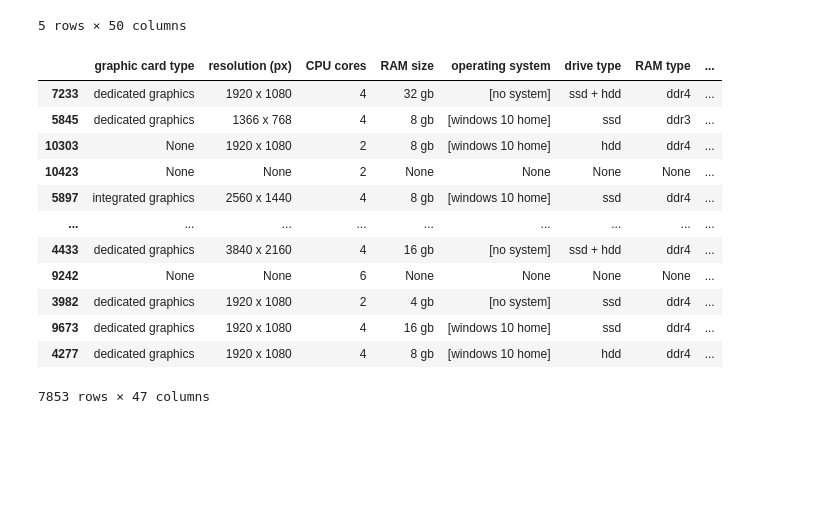
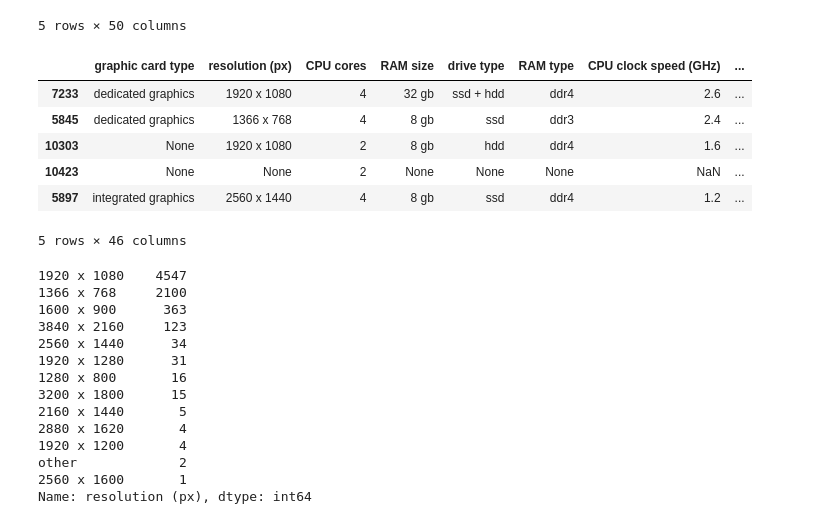
Before and after one commit to alyab16/Laptop-Price-Prediction, a Jupyter notebook: Laptop Price Prediction.ipynb, the cells around one changed output. Cells and saved outputs as stored; diff of their text form; code cells hidden in the pictures; blank space fills up the shorter version.

```diff
--- a/Laptop Price Prediction.ipynb
+++ b/Laptop Price Prediction.ipynb
@@ -274,18 +274,33 @@ df.head()
 | 5897 | integrated graphics | [wi-fi, bluetooth] | 2560 x 1440 | 4 | 8 gb | [windows 10 home] | ssd | ... |
 5 rows × 50 columns
 # %%
-df.drop(["communications", "multimedia", "input devices"], axis=1)
+# Remove the columns that are no longer needed
+
+df.drop(["communications", "multimedia", "input devices", "operating system"], axis=1, inplace=True)
+df.head()
 # %% [output]
-|  | graphic card type | resolution (px) | CPU cores | RAM size | operating system | drive type | RAM type | ... |
-| 7233 | dedicated graphics | 1920 x 1080 | 4 | 32 gb | [no system] | ssd + hdd | ddr4 | ... |
-| 5845 | dedicated graphics | 1366 x 768 | 4 | 8 gb | [windows 10 home] | ssd | ddr3 | ... |
-| 10303 | None | 1920 x 1080 | 2 | 8 gb | [windows 10 home] | hdd | ddr4 | ... |
-| 10423 | None | None | 2 | None | None | None | None | ... |
-| 5897 | integrated graphics | 2560 x 1440 | 4 | 8 gb | [windows 10 home] | ssd | ddr4 | ... |
-| ... | ... | ... | ... | ... | ... | ... | ... | ... |
-| 4433 | dedicated graphics | 3840 x 2160 | 4 | 16 gb | [no system] | ssd + hdd | ddr4 | ... |
-| 9242 | None | None | 6 | None | None | None | None | ... |
-| 3982 | dedicated graphics | 1920 x 1080 | 2 | 4 gb | [no system] | ssd | ddr4 | ... |
-| 9673 | dedicated graphics | 1920 x 1080 | 4 | 16 gb | [windows 10 home] | ssd | ddr4 | ... |
-| 4277 | dedicated graphics | 1920 x 1080 | 4 | 8 gb | [windows 10 home] | hdd | ddr4 | ... |
+|  | graphic card type | resolution (px) | CPU cores | RAM size | drive type | RAM type | CPU clock speed (GHz) | ... |
+| 7233 | dedicated graphics | 1920 x 1080 | 4 | 32 gb | ssd + hdd | ddr4 | 2.6 | ... |
+| 5845 | dedicated graphics | 1366 x 768 | 4 | 8 gb | ssd | ddr3 | 2.4 | ... |
+| 10303 | None | 1920 x 1080 | 2 | 8 gb | hdd | ddr4 | 1.6 | ... |
+| 10423 | None | None | 2 | None | None | None | NaN | ... |
+| 5897 | integrated graphics | 2560 x 1440 | 4 | 8 gb | ssd | ddr4 | 1.2 | ... |
-7853 rows × 47 columns
+5 rows × 46 columns
+# %%
+# Let's look at the resolution column and see if we can convert it into something that could be useful
+df['resolution (px)'].value_counts()
+# %% [output]
+1920 x 1080    4547
+1366 x 768     2100
+1600 x 900      363
+3840 x 2160     123
+2560 x 1440      34
+1920 x 1280      31
+1280 x 800       16
+3200 x 1800      15
+2160 x 1440       5
+2880 x 1620       4
+1920 x 1200       4
+other             2
+2560 x 1600       1
+Name: resolution (px), dtype: int64
```
Also changed, not shown: parts of 1 cell of this notebook.
